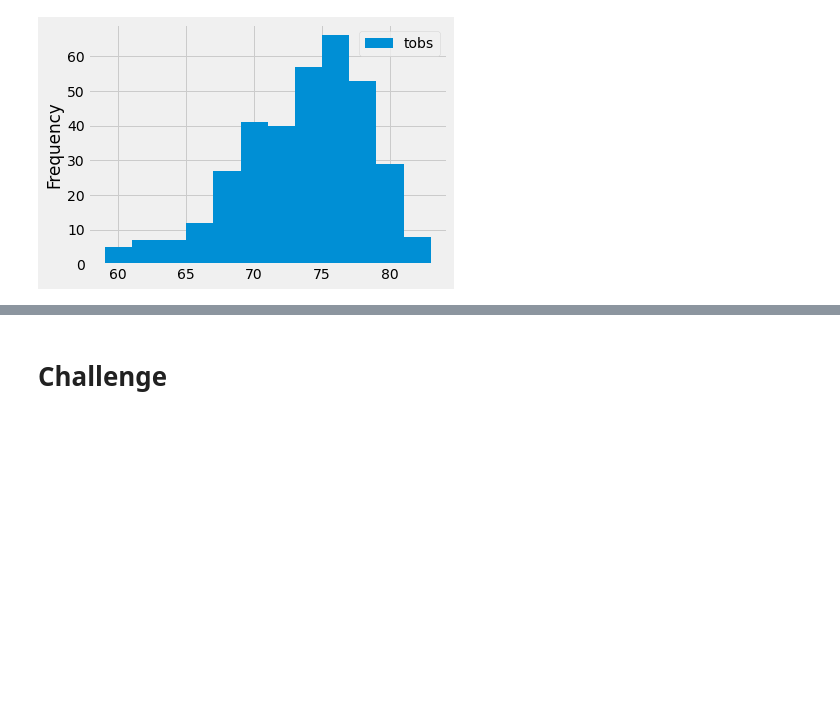
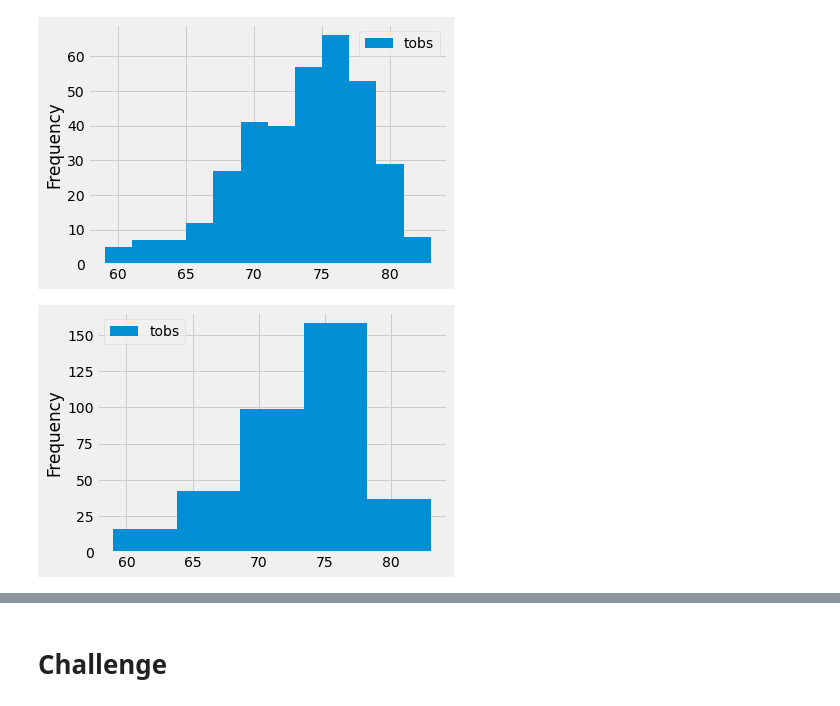
Before and after one commit to RGK73/surfs_up, a Jupyter notebook: climate_analysis.ipynb, the cells around one changed output, grey strips where cells are left out. Cells and saved outputs as stored; diff of their text form; code cells hidden in the pictures; blank space fills up the shorter version.

```diff
--- a/climate_analysis.ipynb
+++ b/climate_analysis.ipynb
@@ -148,3 +148,8 @@ plt.tight_layout()
 
 [352 rows x 1 columns]
 [figure]
+# %%
+df.plot.hist(bins=5)
+plt.tight_layout()
+# %% [output]
+[figure, added]
```
Also changed, not shown: parts of 1 cell of this notebook, 1 other file.
